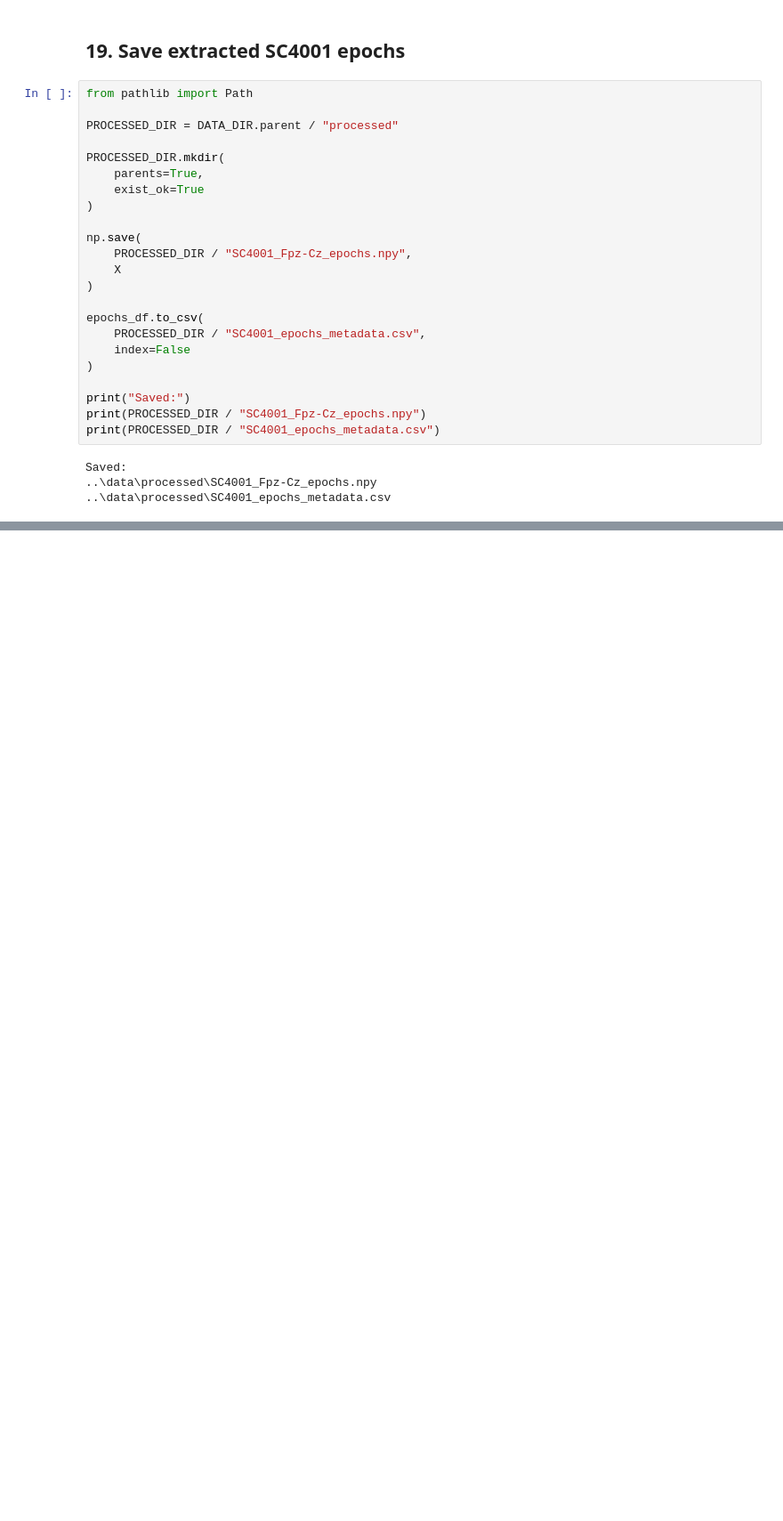
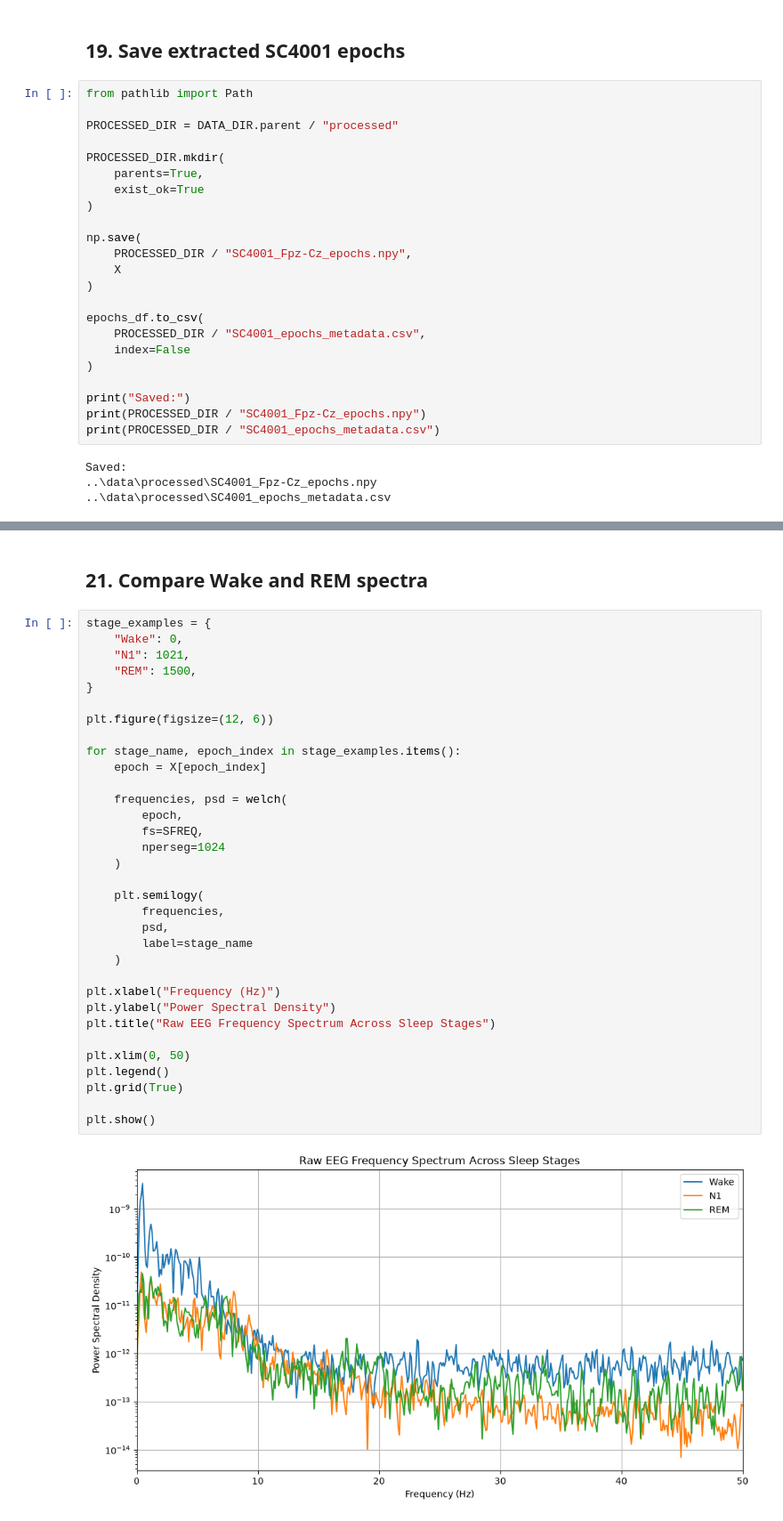
Before and after one commit to ThePral/Sleep-Stage-Prediction, a Jupyter notebook: notebooks/01_dataset_exploration.ipynb, the cells around one changed output, grey strips where cells are left out. Shown at 89% size. Saved outputs shown, nothing was run; the diff lists cells and outputs as text; blank space fills up the shorter version.

```diff
--- a/notebooks/01_dataset_exploration.ipynb
+++ b/notebooks/01_dataset_exploration.ipynb
@@ -612,0 +650,37 @@ Saved:
+# %% [markdown]
+## 21. Compare Wake and REM spectra
+# %%
+stage_examples = {
+    "Wake": 0,
+    "N1": 1021,
+    "REM": 1500,
+}
+
+plt.figure(figsize=(12, 6))
+
+for stage_name, epoch_index in stage_examples.items():
+    epoch = X[epoch_index]
+
+    frequencies, psd = welch(
+        epoch,
+        fs=SFREQ,
+        nperseg=1024
+    )
+
+    plt.semilogy(
+        frequencies,
+        psd,
+        label=stage_name
+    )
+
+plt.xlabel("Frequency (Hz)")
+plt.ylabel("Power Spectral Density")
+plt.title("Raw EEG Frequency Spectrum Across Sleep Stages")
+
+plt.xlim(0, 50)
+plt.legend()
+plt.grid(True)
+
+plt.show()
+# %% [output]
+[figure, added]
```
Also changed, not shown: parts of 16 cells of this notebook, 1 other file.
